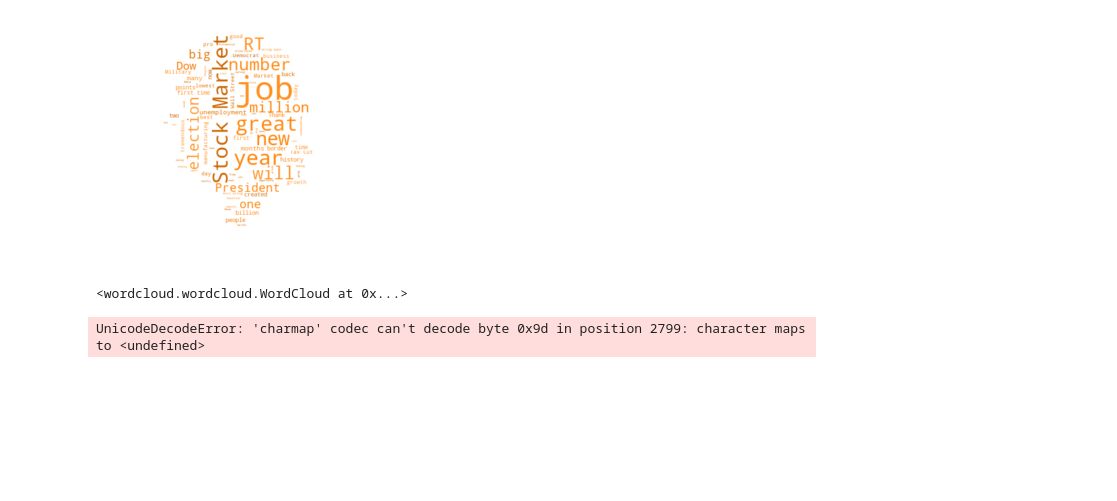
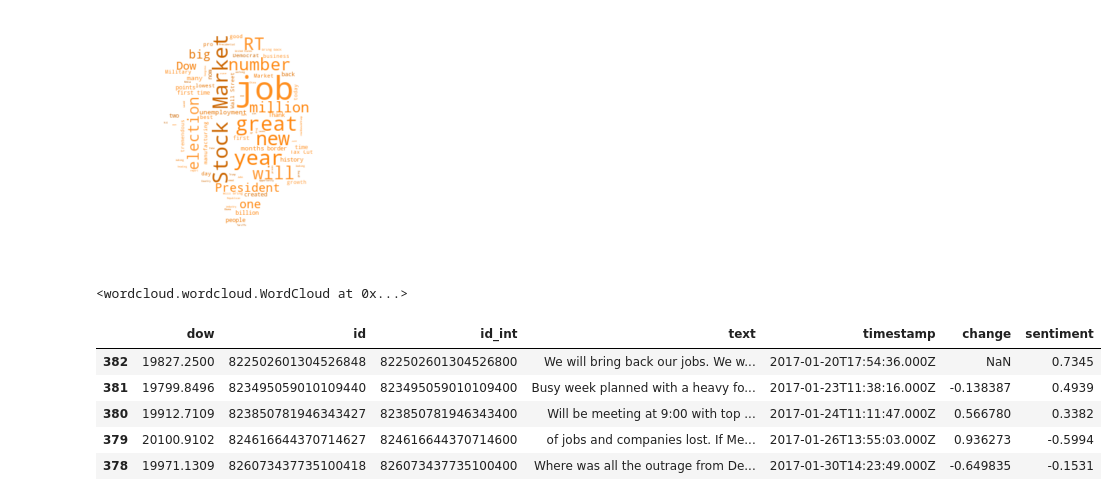
Before and after one commit to BjornCilleborg/sds2019, a Jupyter notebook: EXAM PROJECT/Exam Project.ipynb, the cells around one changed output. Cells and saved outputs as stored; diff of their text form; code cells hidden in the pictures; blank space fills up the shorter version.

Commit message:
df_bloom

```diff
--- a/EXAM PROJECT/Exam Project.ipynb
+++ b/EXAM PROJECT/Exam Project.ipynb
@@ -486,8 +498,19 @@ max        0.978800
 Name: sentiment, dtype: float64
 [figure]
 <wordcloud.wordcloud.WordCloud at 0x...>
-# %%
-with open("bloomberg.json", "r") as read_file:
-    data = json.load(read_file)
-# %% [output]
-UnicodeDecodeError: 'charmap' codec can't decode byte 0x9d in position 2799: character maps to <undefined>
+# %%
+# load the json file using utf-8 encoding
+data = json.load(codecs.open('bloomberg.json', 'r', 'utf-8-sig'))
+
+df_bloom = pd.DataFrame(data) # load data frame
+df_bloom = df_bloom.sort_values(by='timestamp') # chronological order since inception
+df_bloom['change'] =(df_bloom['dow'] - df_bloom['dow'].shift())/df_bloom['dow']*100 # relative change since last row
+df_bloom['sentiment'] = [sentiment_analyzer_scores(tweet)['compound'] for tweet in df_bloom['text']] # sentiment (VADER)
+display(df_bloom.head())
+# %% [output]
+|  | dow | id | id_int | text | timestamp | change | sentiment |
+| 382 | 19827.2500 | 822502601304526848 | 822502601304526800 | We will bring back our jobs. We w... | 2017-01-20T17:54:36.000Z | NaN | 0.7345 |
+| 381 | 19799.8496 | 823495059010109440 | 823495059010109400 | Busy week planned with a heavy fo... | 2017-01-23T11:38:16.000Z | -0.138387 | 0.4939 |
+| 380 | 19912.7109 | 823850781946343427 | 823850781946343400 | Will be meeting at 9:00 with top ... | 2017-01-24T11:11:47.000Z | 0.566780 | 0.3382 |
+| 379 | 20100.9102 | 824616644370714627 | 824616644370714600 | of jobs and companies lost. If Me... | 2017-01-26T13:55:03.000Z | 0.936273 | -0.5994 |
+| 378 | 19971.1309 | 826073437735100418 | 826073437735100400 | Where was all the outrage from De... | 2017-01-30T14:23:49.000Z | -0.649835 | -0.1531 |
```
Also changed, not shown: parts of 4 cells of this notebook, 2 other files.
